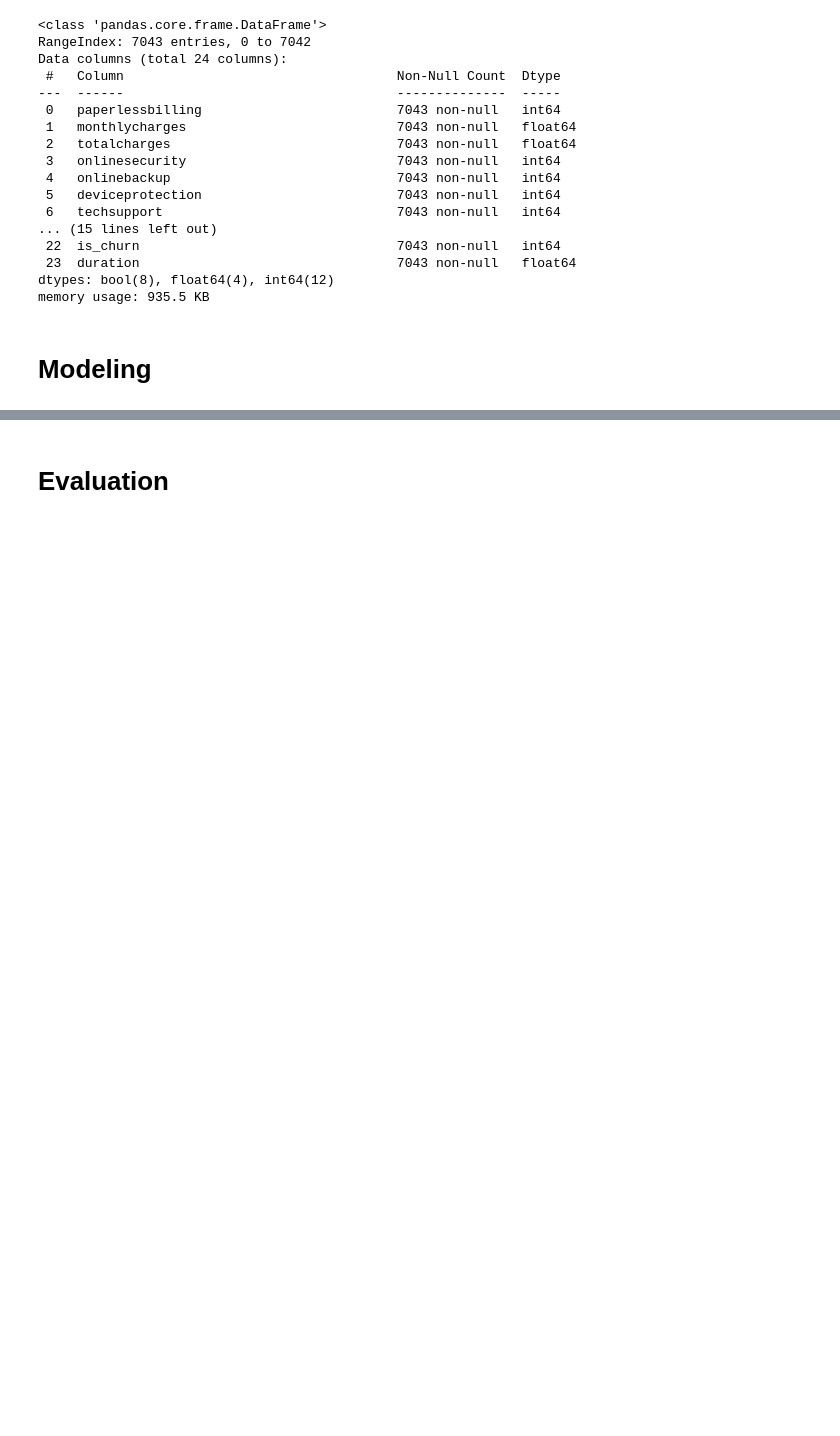
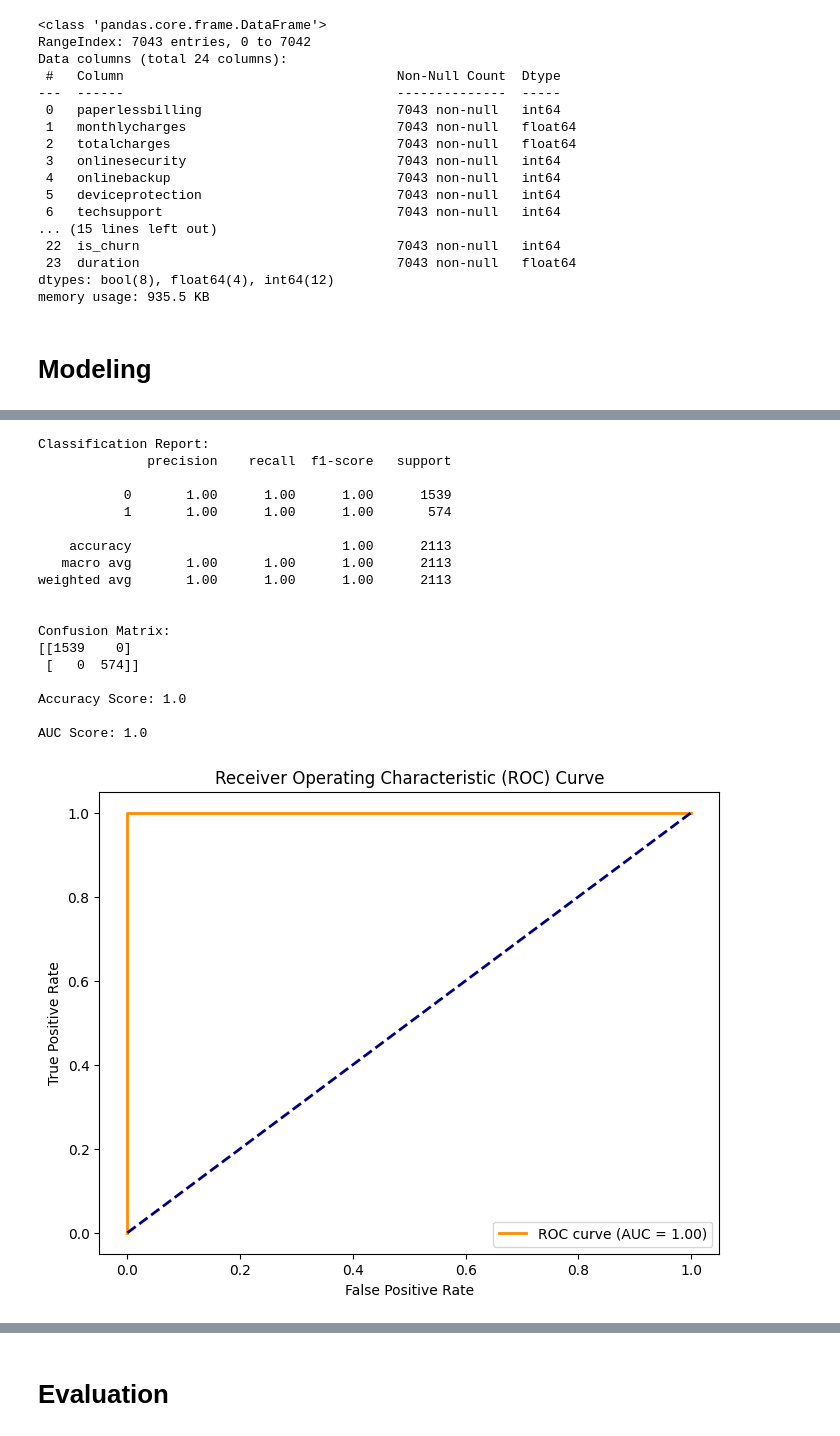
Before and after one commit to AndresH1234/ExamenFinal, a Jupyter notebook: notebooks/Herrera_Andres_churn.ipynb, the cells around one changed output, grey strips where cells are left out. Saved outputs shown, nothing was run; the diff lists cells and outputs as text; code cells hidden in the pictures; blank space fills up the shorter version.

```diff
--- a/notebooks/Herrera_Andres_churn.ipynb
+++ b/notebooks/Herrera_Andres_churn.ipynb
@@ -498,0 +608,65 @@ X_train, X_test, y_train, y_test = train_test_split(X, y, test_size=0.3, random_
+# %%
+from sklearn.ensemble import RandomForestClassifier
+from sklearn.model_selection import GridSearchCV
+from sklearn.metrics import classification_report, confusion_matrix, accuracy_score, roc_auc_score, roc_curve
+import matplotlib.pyplot as plt
+import numpy as np
+
+def train_random_forest(X_train, y_train, X_val, y_val):
+    param_grid = {
+        'max_depth': [5, 10, 15],
+        'min_samples_split': [2, 5],
+        'min_samples_leaf': [1, 2],
+        'bootstrap': [True, False]
+    }
+    forest = RandomForestClassifier(random_state=42, n_estimators=100)
+    grid = GridSearchCV(forest, param_grid, cv=3, scoring='roc_auc', n_jobs=-1)
+    grid.fit(X_train, y_train)
+    best_model = grid.best_estimator_
+
+    best_model.set_params(n_estimators=500)
+    y_pred = best_model.predict(X_val)
+    y_pred_prob = best_model.predict_proba(X_val)[:, 1]  # Probabilidades para la clase positiva
+
+    # Resultados de clasificación
+    print("Classification Report:")
+    print(classification_report(y_val, y_pred))
+    print("\nConfusion Matrix:")
+    print(confusion_matrix(y_val, y_pred))
+    print("\nAccuracy Score:", accuracy_score(y_val, y_pred))
+    print("\nAUC Score:", roc_auc_score(y_val, y_pred_prob))
+
+    # Curva ROC
+    fpr, tpr, thresholds = roc_curve(y_val, y_pred_prob)
+    plt.figure(figsize=(8, 6))
+    plt.plot(fpr, tpr, color='darkorange', lw=2, label='ROC curve (AUC = %0.2f)' % roc_auc_score(y_val, y_pred_prob))
+    plt.plot([0, 1], [0, 1], color='navy', lw=2, linestyle='--')
+    plt.xlabel('False Positive Rate')
+    plt.ylabel('True Positive Rate')
+    plt.title('Receiver Operating Characteristic (ROC) Curve')
+    plt.legend(loc='lower right')
+    plt.show()
+
+    return best_model
+# %%
+rf_model= train_random_forest(X_train_scaled, y_train, X_test_scaled, y_test)
+# %% [output]
+Classification Report:
+              precision    recall  f1-score   support
+
+           0       1.00      1.00      1.00      1539
+           1       1.00      1.00      1.00       574
+
+    accuracy                           1.00      2113
+   macro avg       1.00      1.00      1.00      2113
+weighted avg       1.00      1.00      1.00      2113
+
+
+Confusion Matrix:
+[[1539    0]
+ [   0  574]]
+
+Accuracy Score: 1.0
+
+AUC Score: 1.0
+[figure, added]
```
Also changed, not shown: parts of 9 cells of this notebook.
